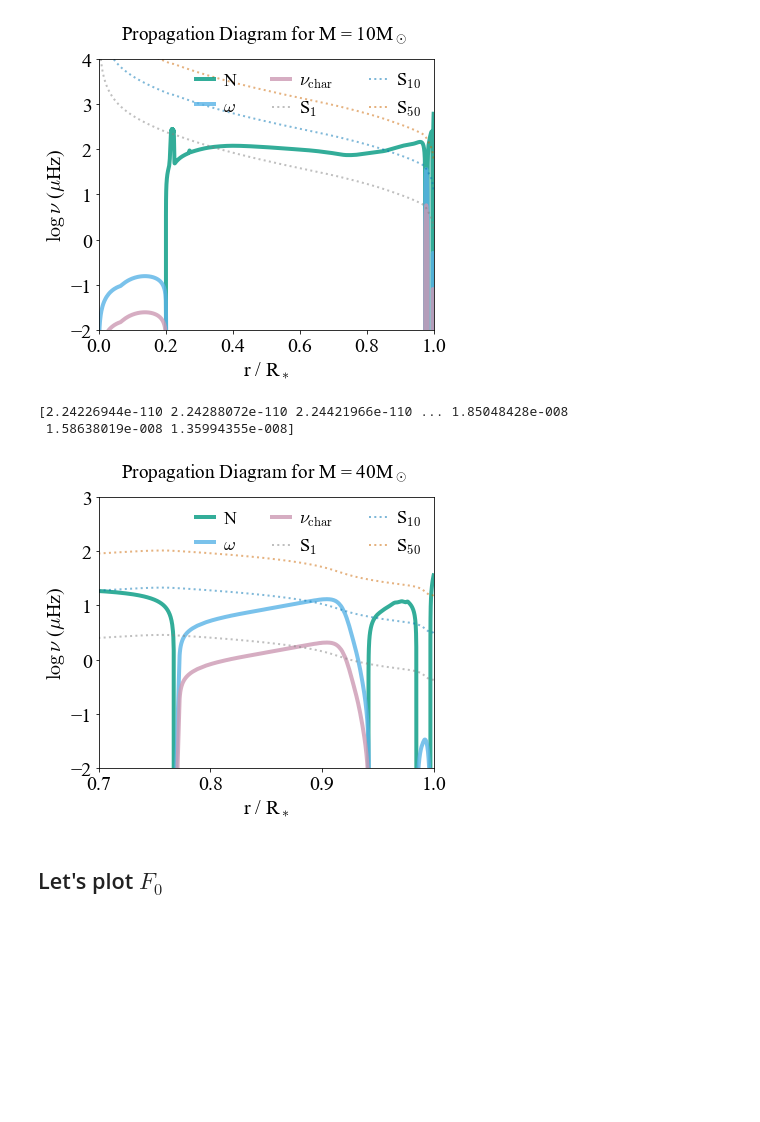
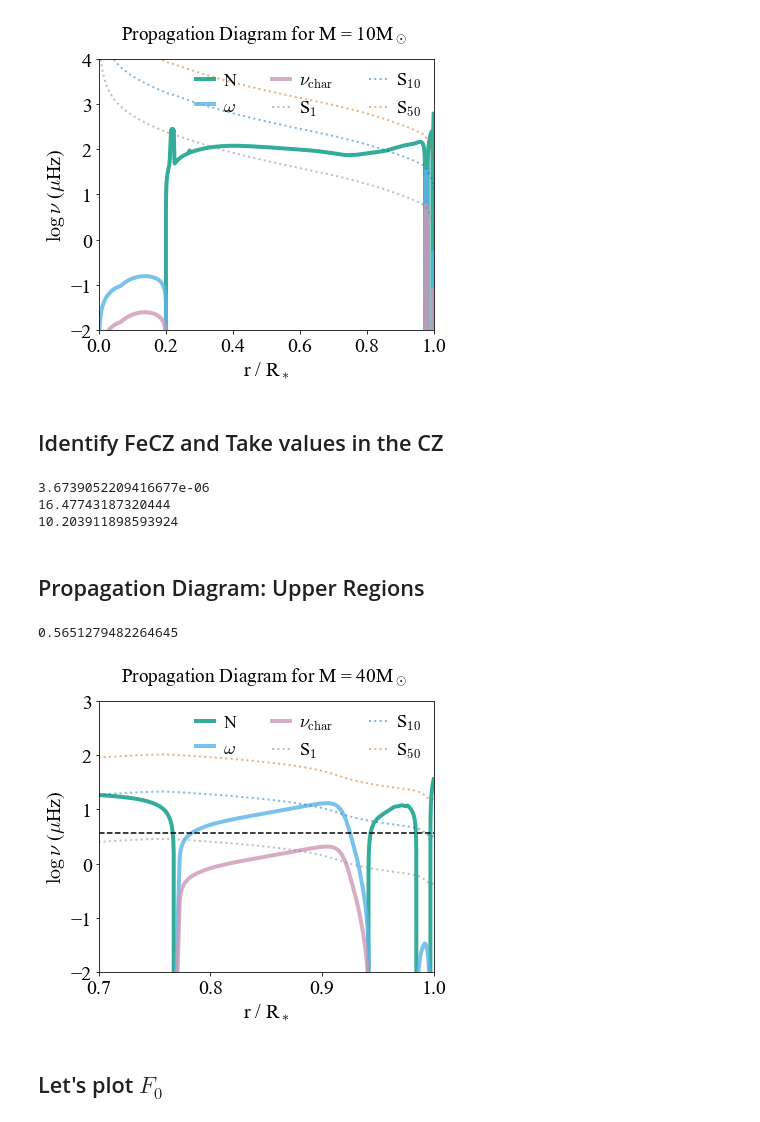
Before and after one commit to matteocantiello/rednoise, a Jupyter notebook: propagation_diagrams.ipynb, the cells around one changed output. Drawn from its saved outputs; the diff is of its cells as text; code cells hidden in the pictures; blank space fills up the shorter version.

```diff
--- a/propagation_diagrams.ipynb
+++ b/propagation_diagrams.ipynb
@@ -249,6 +249,38 @@ plt.title(r'Propagation Diagram for M = 10M$_\odot$ ') #X$_c$=0.68
 plt.savefig("Propagation10Msun_zoom.pdf")
 # %% [output]
 [figure]
+# %% [markdown]
+## Identify FeCZ and Take values in the CZ
+# %%
+temperature=mesa.temperature
+minT=np.where(temperature > 9e4)
+maxT=np.where(temperature < 1.6e5)
+minT = minT[0][0]
+maxT = maxT[-1][-1]
+
+# T_FeCZ  = (/ 100000,500000 /)  ! Rough T range for FeCZ Conv Region
+# If temperature within the FeCZ range AND convective -> extract boundaries of FeCZ
+vc=10**mesa.log_conv_vel
+temperature=mesa.temperature
+mask1=np.where((temperature < 500000) & (temperature > 80000))
+vc=10**mesa.log_conv_vel
+vc1 = vc[mask1]
+mask2=np.where((vc1 > 1e-3))
+vc2 = vc1[mask2]
+
+#omega_c=omega[mask1]
+#omega_c=omega[mask2]
+omega_c=np.mean(omega[minT:maxT])
+print(omega_c)
+
+print(np.mean(vc2)/1e5)
+print(np.mean(vc[minT:maxT])/1e5)
+# %% [output]
+3.6739052209416677e-06
+16.47743187320444
+10.203911898593924
+# %% [markdown]
+## Propagation Diagram:  Upper Regions
 # %%
 mesa=mr.MesaData(DIR+'40/LOGS/profile20.data')
 dir(mesa)
@@ -272,36 +304,38 @@ plt.plot(mesa.radius/mesa.radius[1],np.log10(brunt),linewidth=4, alpha=0.8,label
 
 ## Calculate Omega (nu_char)
 # Extract Omega:
 # Calculate turnover timescale
 vc=10**mesa.log_conv_vel
 alpha_mlt = 1.6
 hp=mesa.pressure_scale_height
 turnover=2*alpha_mlt*hp*rsun/vc
 
 nu_char=1.0/(2*3.1415*turnover)     # Definition in Bowman et al. 2020
 
 omega=vc/(2*alpha_mlt*hp*rsun) # definition from Fuller et al. 2014
 #print(omega/muhz)
 plt.plot(mesa.radius/mesa.radius[1],np.log10(omega/muhz),linewidth=4, alpha=0.8,label = r'$\omega$',color=SKY_BLUE)
 plt.plot(mesa.radius/mesa.radius[1],np.log10(nu_char/muhz),linewidth=4, alpha=0.8,label = r'$\nu_{\rm char}$',color=RED_PURPLE)
 
 plt.plot(mesa.radius/mesa.radius[1],np.log10(lamb1),linewidth=2, ls=':', alpha=0.5,label = r'S$_1$',color='gray')
 plt.plot(mesa.radius/mesa.radius[1],np.log10(lamb10),linewidth=2, ls=':',alpha=0.5,label = r'S$_{10}$',color=BLUE)
 plt.plot(mesa.radius/mesa.radius[1],np.log10(lamb50),linewidth=2, ls=':',alpha=0.5,label = r'S$_{50}$',color=VERMILLION)
 #plt.plot(mesa.radius/mesa.radius[1],np.log10(lamb30),linewidth=2, alpha=0.8,label = r'  S$_{30}$')
 #plt.plot(mesa.radius/mesa.radius[1],np.log10(lamb300),linewidth=2, alpha=0.8,label = r'S$_{\ell = 300}$')
+print(np.log10(omega_c/muhz))
+
+plt.axhline(y=np.log10(omega_c/muhz), color=BLACK, linestyle='--')
 
 legend = plt.legend(loc='upper right',fontsize=18,ncol=3)
 
 plt.axis([0.7,1, -2,3])
 plt.xlabel(r'r / R$_*$')
 plt.ylabel(r'$\log\, \nu$ ($\mu$Hz)')
 plt.title(r'Propagation Diagram for M = 40M$_\odot$ ') #X$_c$=0.68
 plt.savefig("Propagation40Msun_zoom.pdf")
 # %% [output]
-[2.24226944e-110 2.24288072e-110 2.24421966e-110 ... 1.85048428e-008
- 1.58638019e-008 1.35994355e-008]
+0.5651279482264645
-[figure, old version]
+[figure, new version]
 # %% [markdown]
 ## Let's plot $F_0$
 # %% [markdown]
```
Also changed, not shown: parts of 4 cells of this notebook.
